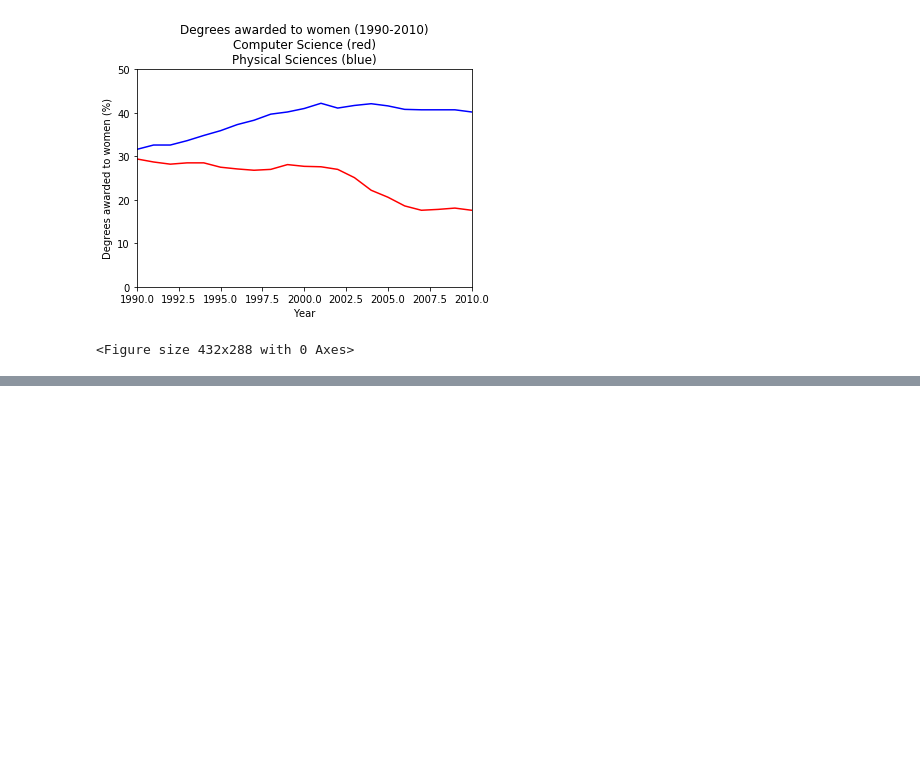
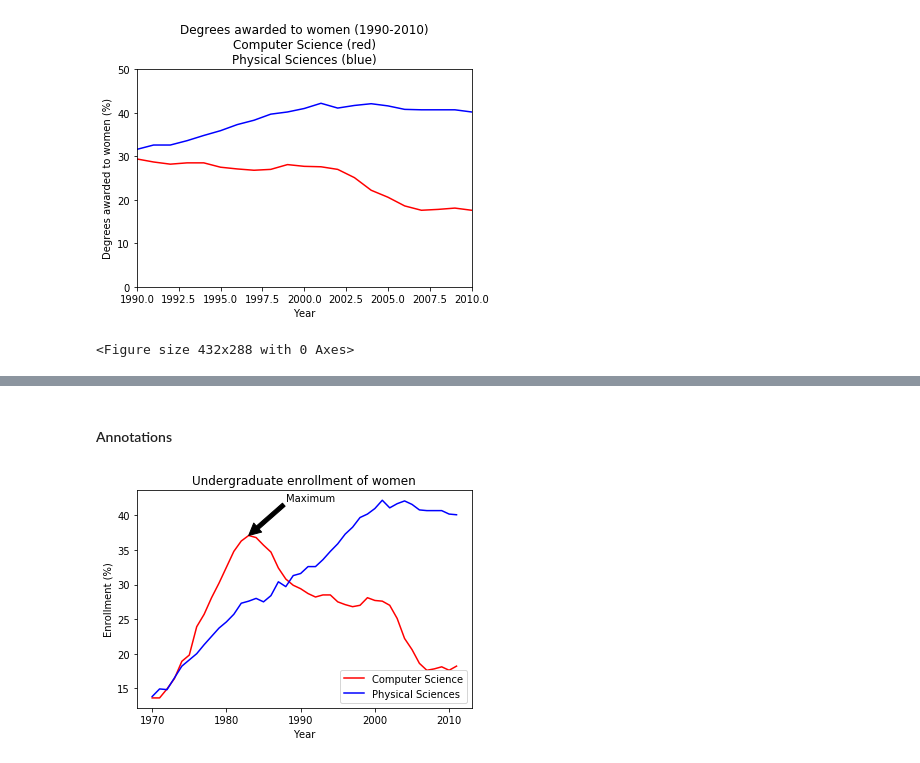
Before and after one commit to jicksy/data-visualization-with-python, a Jupyter notebook: customizing-plots/customizing_plots.ipynb, the cells around one changed output, grey strips where cells are left out. Cells and saved outputs as stored; diff of their text form; code cells hidden in the pictures; blank space fills up the shorter version.

```diff
--- a/customizing-plots/customizing_plots.ipynb
+++ b/customizing-plots/customizing_plots.ipynb
@@ -157,0 +200,25 @@ plt.savefig('xlim_and_ylim.png')
+# %% [markdown]
+#### Annotations
+# %%
+# Plot with legend as before
+plt.plot(year, computer_science, color='red', label='Computer Science')
+plt.plot(year, physical_sciences, color='blue', label='Physical Sciences')
+plt.legend(loc='lower right')
+
+# Compute the maximum enrollment of women in Computer Science: cs_max
+cs_max = computer_science.max()
+
+# Calculate the year in which there was maximum enrollment of women in Computer Science: yr_max
+yr_max = year[computer_science.argmax()]
+
+# Add a black arrow annotation,
+# use (yr_max+5, cs_max+5) to specify the displacement of the label from the tip of the arrow.
+plt.annotate('Maximum', xy=(yr_max, cs_max), xytext=(yr_max+5, cs_max+5), arrowprops=dict(facecolor='black'))
+
+# Add axis labels and title
+plt.xlabel('Year')
+plt.ylabel('Enrollment (%)')
+plt.title('Undergraduate enrollment of women')
+plt.show()
+# %% [output]
+[figure, added]
```
Also changed, not shown: parts of 6 cells of this notebook.
